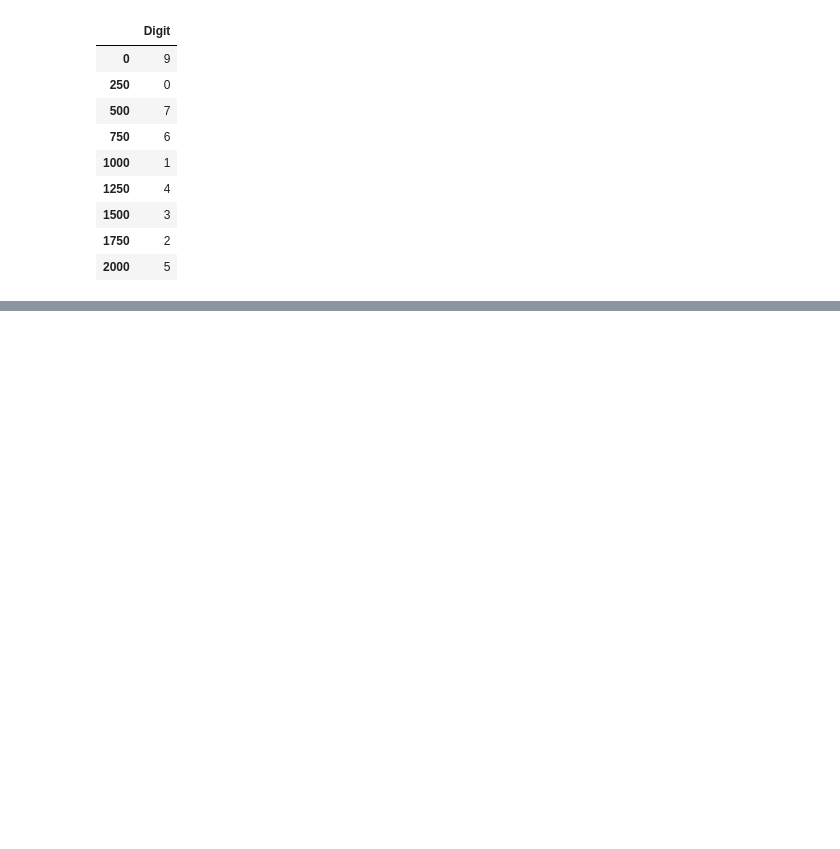
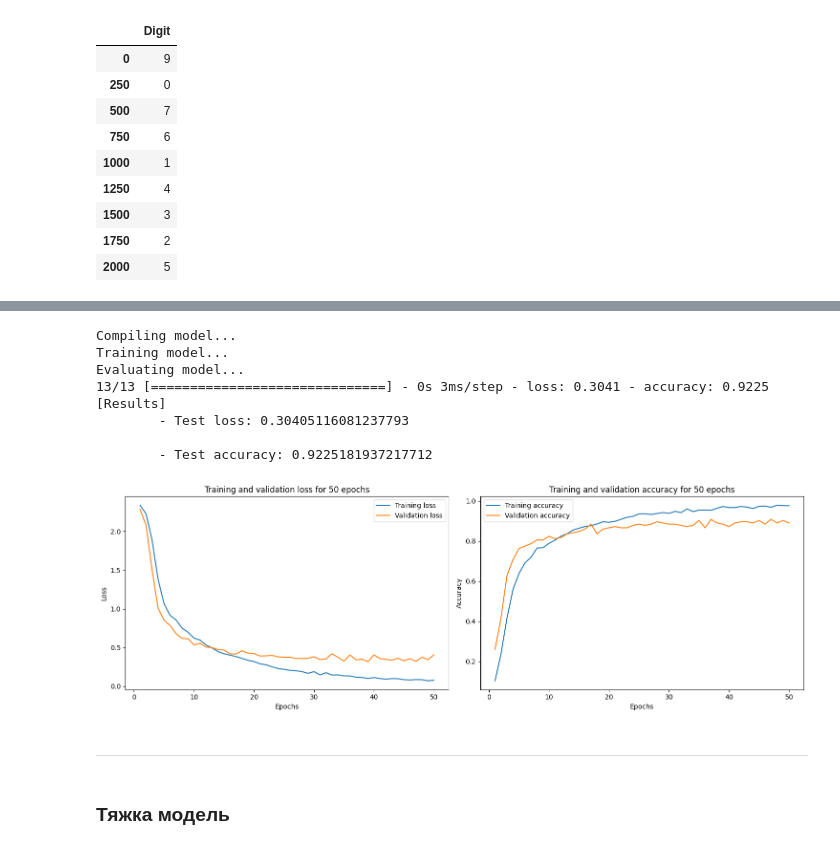
Before and after one commit to ChiliKive/Sign-language-digit-recognition, a Jupyter notebook: Курсова.ipynb, the cells around one changed output, grey strips where cells are left out. Saved outputs shown, nothing was run; the diff lists cells and outputs as text; code cells hidden in the pictures; blank space fills up the shorter version.

```diff
--- a/Курсова.ipynb
+++ b/Курсова.ipynb
@@ -122 +249,31 @@ print(X_train.iloc[1].shape)
+# %%
+def myCNNmodel_medium():
+    model = Sequential()
+    model.add(Conv2D(32, (3, 3), activation='relu', input_shape=(64, 64, 1)))
+    model.add(MaxPooling2D((2, 2)))
+    model.add(Conv2D(64, (3, 3), activation='relu'))
+    model.add(MaxPooling2D((2, 2)))
+    model.add(Flatten())
+    model.add(Dense(128, activation='relu'))
+    model.add(Dropout(0.5))
+    model.add(Dense(10, activation='softmax'))
+
+    return model
+# %%
+model = myCNNmodel_medium()
+compile_test_model(model, rgb=False, msummary=False, epochs=50, verbose=0)
+# %% [output]
+Compiling model...
+Training model...
+Evaluating model...
+13/13 [==============================] - 0s 3ms/step - loss: 0.3041 - accuracy: 0.9225
+[Results]
+        - Test loss: 0.30405116081237793
+
+        - Test accuracy: 0.9225181937217712
+[figure, added]
+# %% [markdown]
+---
+# %% [markdown]
+### Тяжка модель
 # %%
```
Also changed, not shown: parts of 37 cells of this notebook.
